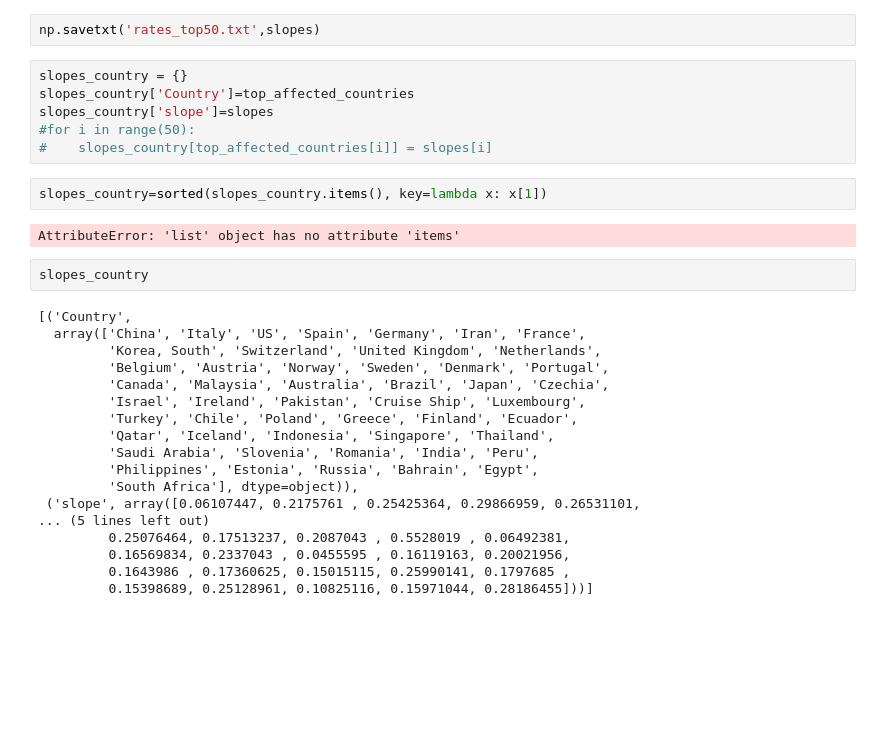
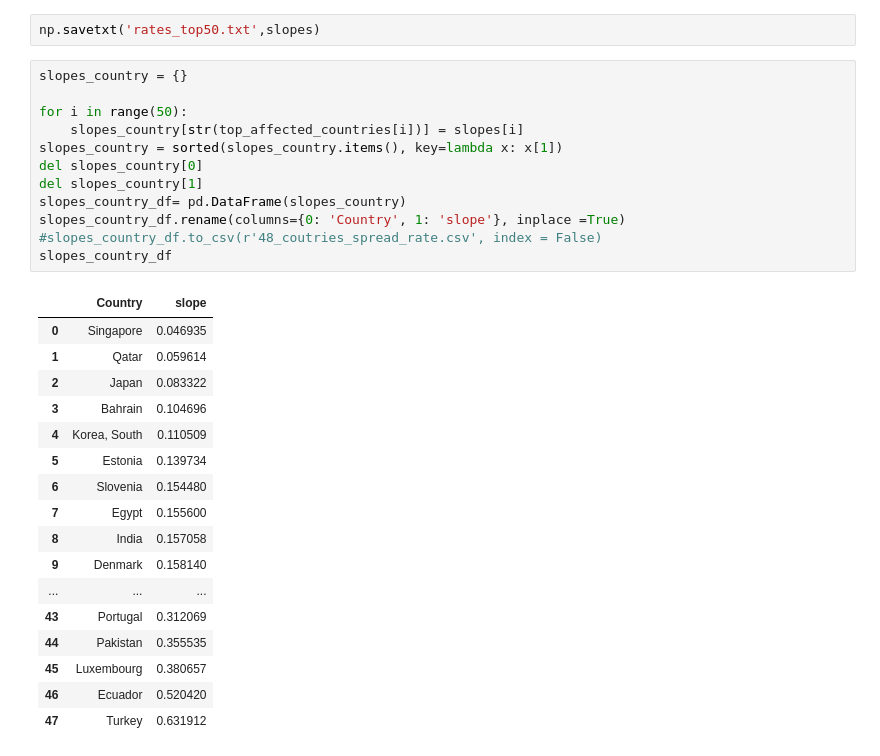
Before and after one commit to srashtig/covid-19-icts, a Jupyter notebook: analysis.ipynb, the cells around one changed output. Saved outputs shown, nothing was run; the diff lists cells and outputs as text; blank space fills up the shorter version.

Commit message:
added slopes csvx

```diff
--- a/analysis.ipynb
+++ b/analysis.ipynb
@@ -296,33 +297,33 @@ array([6.97671722, 5.25102819, 3.66164884, 4.3720006 , 2.45290151,
  Fit slopes v/s : population density, temperature, humidity, economy, medical facilities, shutdown call, transport bans
 # %%
 np.savetxt('rates_top50.txt',slopes)
-# %%
-slopes_country = {}
-slopes_country['Country']=top_affected_countries
-slopes_country['slope']=slopes
-#for i in range(50):
-#    slopes_country[top_affected_countries[i]] = slopes[i]
-# %%
-slopes_country=sorted(slopes_country.items(), key=lambda x: x[1])
-# %% [output]
-AttributeError: 'list' object has no attribute 'items'
-# %%
-slopes_country
-# %% [output]
-[('Country',
-  array(['China', 'Italy', 'US', 'Spain', 'Germany', 'Iran', 'France',
-         'Korea, South', 'Switzerland', 'United Kingdom', 'Netherlands',
-         'Belgium', 'Austria', 'Norway', 'Sweden', 'Denmark', 'Portugal',
-         'Canada', 'Malaysia', 'Australia', 'Brazil', 'Japan', 'Czechia',
-         'Israel', 'Ireland', 'Pakistan', 'Cruise Ship', 'Luxembourg',
-         'Turkey', 'Chile', 'Poland', 'Greece', 'Finland', 'Ecuador',
-         'Qatar', 'Iceland', 'Indonesia', 'Singapore', 'Thailand',
-         'Saudi Arabia', 'Slovenia', 'Romania', 'India', 'Peru',
-         'Philippines', 'Estonia', 'Russia', 'Bahrain', 'Egypt',
-         'South Africa'], dtype=object)),
- ('slope', array([0.06107447, 0.2175761 , 0.25425364, 0.29866959, 0.26531101,
-... (5 lines left out)
-         0.25076464, 0.17513237, 0.2087043 , 0.5528019 , 0.06492381,
-         0.16569834, 0.2337043 , 0.0455595 , 0.16119163, 0.20021956,
-         0.1643986 , 0.17360625, 0.15015115, 0.25990141, 0.1797685 ,
-         0.15398689, 0.25128961, 0.10825116, 0.15971044, 0.28186455]))]
+# %%
+slopes_country = {}
+
+for i in range(50):
+    slopes_country[str(top_affected_countries[i])] = slopes[i]
+slopes_country = sorted(slopes_country.items(), key=lambda x: x[1])
+del slopes_country[0]
+del slopes_country[1]
+slopes_country_df= pd.DataFrame(slopes_country)
+slopes_country_df.rename(columns={0: 'Country', 1: 'slope'}, inplace =True)
+#slopes_country_df.to_csv(r'48_coutries_spread_rate.csv', index = False)
+slopes_country_df
+# %% [output]
+|  | Country | slope |
+| 0 | Singapore | 0.046935 |
+| 1 | Qatar | 0.059614 |
+| 2 | Japan | 0.083322 |
+| 3 | Bahrain | 0.104696 |
+| 4 | Korea, South | 0.110509 |
+| 5 | Estonia | 0.139734 |
+| 6 | Slovenia | 0.154480 |
+| 7 | Egypt | 0.155600 |
+| 8 | India | 0.157058 |
+| 9 | Denmark | 0.158140 |
+| ... | ... | ... |
+| 43 | Portugal | 0.312069 |
+| 44 | Pakistan | 0.355535 |
+| 45 | Luxembourg | 0.380657 |
+| 46 | Ecuador | 0.520420 |
+| 47 | Turkey | 0.631912 |
```
Also changed, not shown: parts of 14 cells of this notebook, 3 other files.
